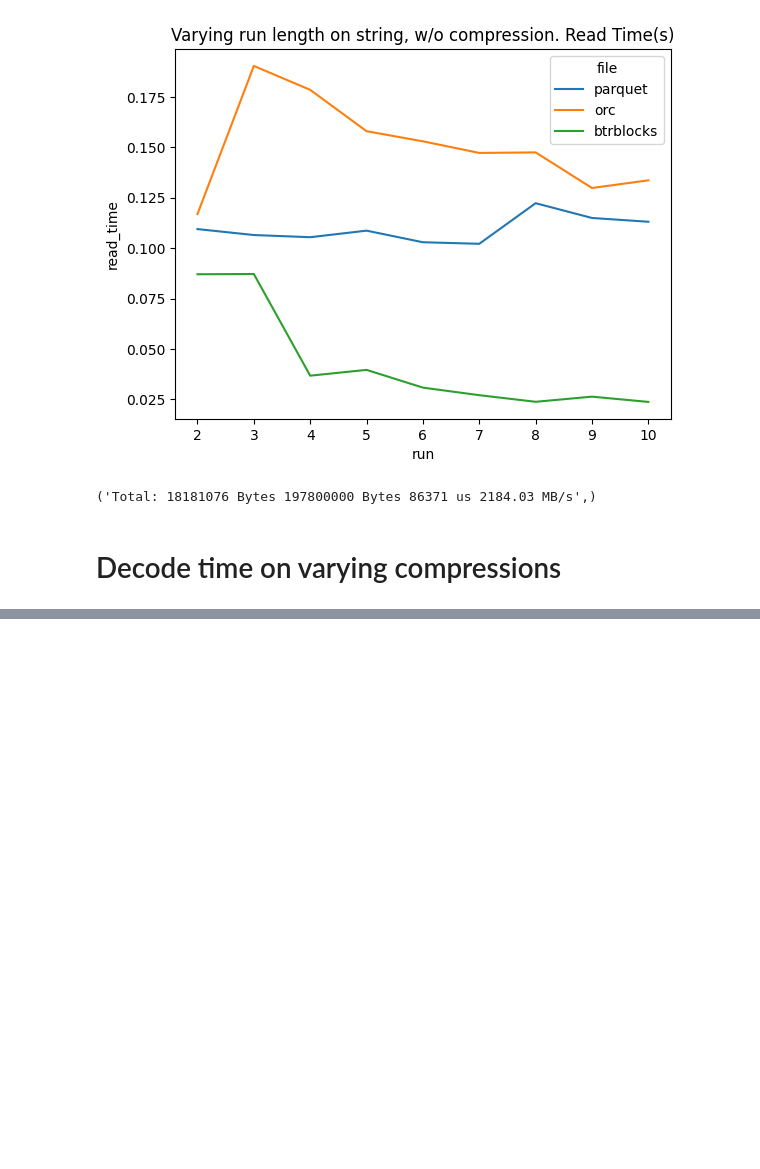
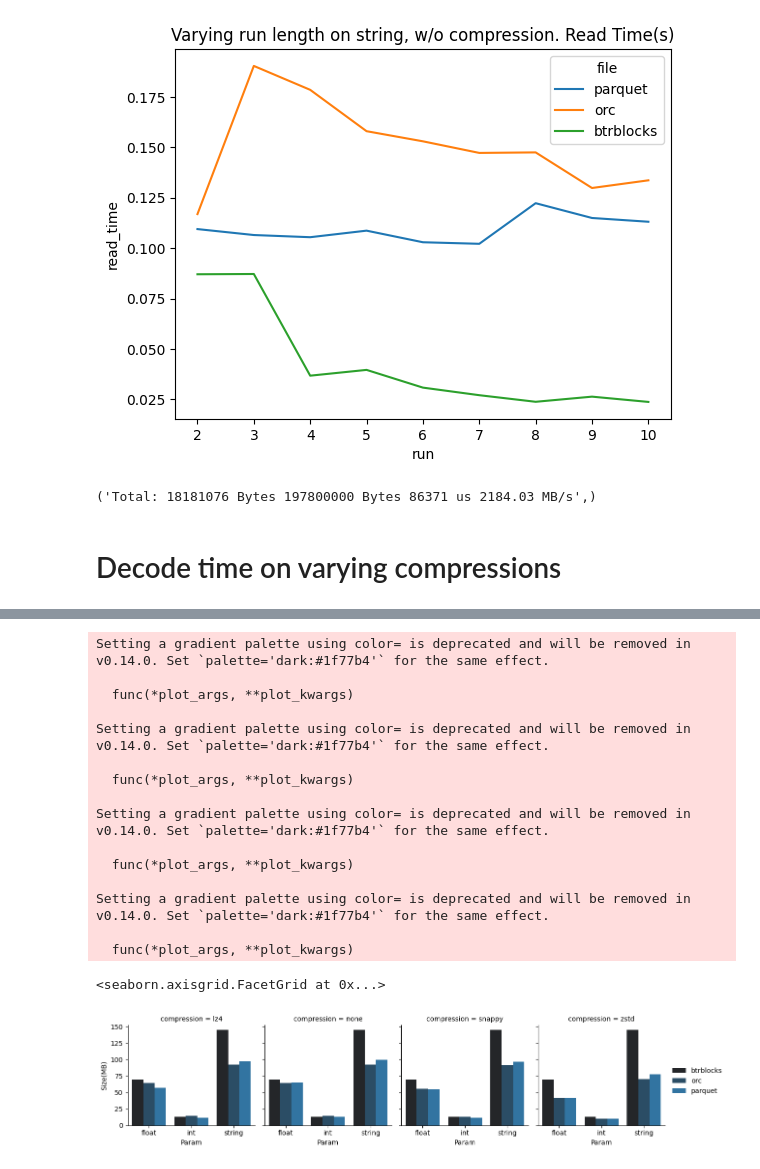
Before and after one commit to AveryQi115/OpenFormat, a Jupyter notebook: python/encoding/decode_time.ipynb, the cells around one changed output, grey strips where cells are left out. Drawn from its saved outputs; the diff is of its cells as text; code cells hidden in the pictures; blank space fills up the shorter version.

Commit message:
decode time and compression
Signed-off-by: AveryQi115 <averyqi115@gmail.com>

```diff
--- a/python/encoding/decode_time.ipynb
+++ b/python/encoding/decode_time.ipynb
@@ -458,0 +625,19 @@ os.system('mv outputs/stats.csv ../outputs/{}_{}.csv'.format('decode_speed_compr
+# %%
+import copy
+btr_stats['compression'] = 'lz4'
+lz4_btr = copy.deepcopy(btr_stats)
+btr_stats['compression'] = 'none'
+none_btr = copy.deepcopy(btr_stats)
+btr_stats['compression'] = 'snappy'
+snappy_btr = copy.deepcopy(btr_stats)
+btr_stats['compression'] = 'zstd'
+zstd_btr = copy.deepcopy(btr_stats)
+# %%
+btr_adds = pd.concat([lz4_btr, none_btr, snappy_btr, zstd_btr])
+btr_adds['file'] = 'btrblocks'
+# %%
+btr_adds['size'] = btr_adds['size'] / (1024 * 1024)
+btr_adds['read_time'] = btr_adds['read_time'] / (1000 * 1000)
+btr_adds['read_time_preload'] = btr_adds['read_time_preload'] / (1000 * 1000)
+# %%
+data = pd.concat([btr_adds, base_stats])
@@ -458,0 +676,24 @@ os.system('mv outputs/stats.csv ../outputs/{}_{}.csv'.format('decode_speed_compr
+# %%
+g = sns.FacetGrid(data, col="compression")
+g = g.map(sns.barplot, "workload", "size", "file")
+
+g.add_legend()
+g.set_axis_labels("Param", "Size(MB)")
+# %% [output]
+Setting a gradient palette using color= is deprecated and will be removed in v0.14.0. Set `palette='dark:#1f77b4'` for the same effect.
+
+  func(*plot_args, **plot_kwargs)
+
+Setting a gradient palette using color= is deprecated and will be removed in v0.14.0. Set `palette='dark:#1f77b4'` for the same effect.
+
+  func(*plot_args, **plot_kwargs)
+
+Setting a gradient palette using color= is deprecated and will be removed in v0.14.0. Set `palette='dark:#1f77b4'` for the same effect.
+
+  func(*plot_args, **plot_kwargs)
+
+Setting a gradient palette using color= is deprecated and will be removed in v0.14.0. Set `palette='dark:#1f77b4'` for the same effect.
+
+  func(*plot_args, **plot_kwargs)
+<seaborn.axisgrid.FacetGrid at 0x...>
+[figure, added]
```
Also changed, not shown: parts of 13 cells of this notebook, 3 other files.
